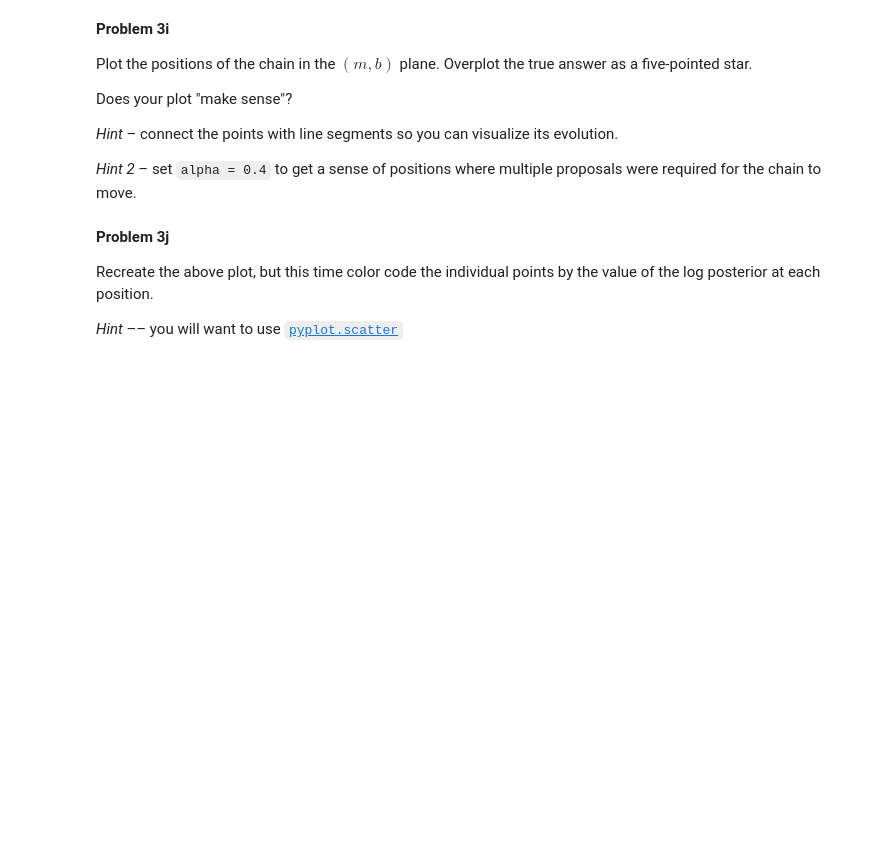
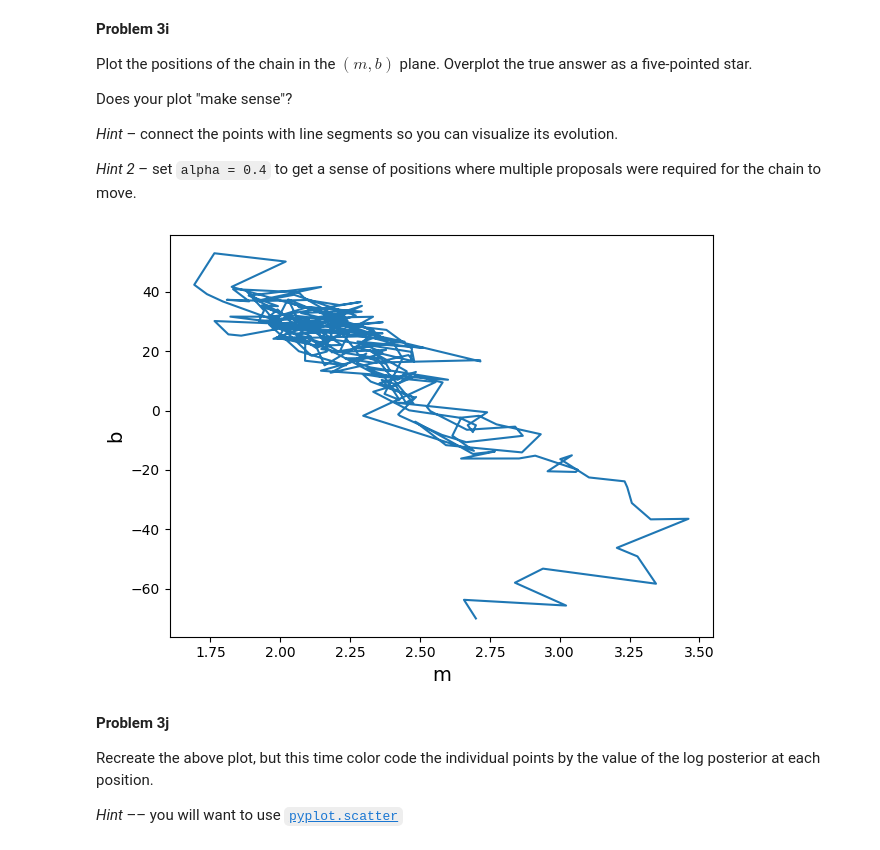
Before and after one commit to theheokboi/DATA_SCI-421, a Jupyter notebook: MetropolisHastings.ipynb, the cells around one changed output. Drawn from its saved outputs; the diff is of its cells as text; code cells hidden in the pictures; blank space fills up the shorter version.

```diff
--- a/MetropolisHastings.ipynb
+++ b/MetropolisHastings.ipynb
@@ -509,20 +525,29 @@ def mh_mcmc(theta_0, cov, nsteps, y, x, y_unc):
     acceptance_ratio = np.zeros_like(lnpost_at_pos)
     accepted = 0
 
-    # complete
-    # complete
-    # complete
-    # complete
-    # complete
-    # complete
-    # complete
-    # complete
-    # complete
-    # complete
-    # complete
-    # complete
-    # complete
+    positions[0] = theta_0
+    lnpost_at_pos[0] = lnposterior(theta_0, y_obs, x, y_unc)
 
+    for step_num in range(1, nsteps+1):
+        new_pos = propose_jump(positions[step_num-1], cov)
+        H = hastings_ratio(new_pos, positions[step_num-1], y_obs, x, y_unc)
+
+        if H >= 1:
+            positions[step_num] = new_pos
+            lnpost_at_pos[step_num] = lnposterior(new_pos, y_obs, x, y_unc)
+            accepted += 1
+            acceptance_ratio[step_num] = accepted/step_num
+        else:
+            r = np.random.rand()
+            if r <= H:
+                positions[step_num] = new_pos
+                lnpost_at_pos[step_num] = lnposterior(new_pos, y_obs, x, y_unc)
+                accepted += 1
+                acceptance_ratio[step_num] = accepted/step_num
+            else: # stay where we are right now
+                positions[step_num] = positions[step_num-1]
+                lnpost_at_pos[step_num] = lnpost_at_pos[step_num-1]
+                acceptance_ratio[step_num] = accepted/step_num
 
     return (positions, lnpost_at_pos, acceptance_ratio)
 # %% [markdown]
@@ -545,14 +570,16 @@ Does your plot "make sense"?
 *Hint 2* – set `alpha = 0.4` to get a sense of positions where multiple proposals were required for the chain to move.
 # %%
 fig, ax = plt.subplots()
-ax.plot( # complete
-ax.plot(# complete,
-        '*', ms=30,
-        mfc='Crimson', mec='0.8', mew=2,
-        alpha=0.7)
+ax.plot(pos[:, 0], pos[:, 1])
+# ax.plot(# complete,
+#         '*', ms=30,
+#         mfc='Crimson', mec='0.8', mew=2,
+#         alpha=0.7)
 ax.set_xlabel('m', fontsize=14)
 ax.set_ylabel('b', fontsize=14)
 fig.tight_layout()
+# %% [output]
+[figure, added]
 # %% [markdown]
 **Problem 3j**
 
```
Also changed, not shown: parts of 6 cells of this notebook, 9 other files.
